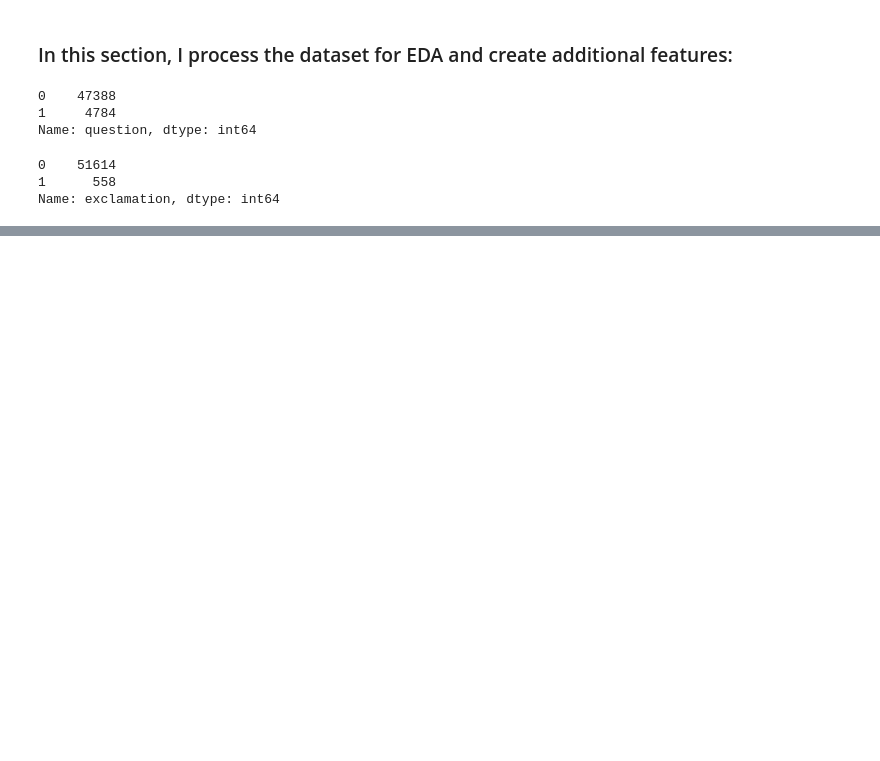
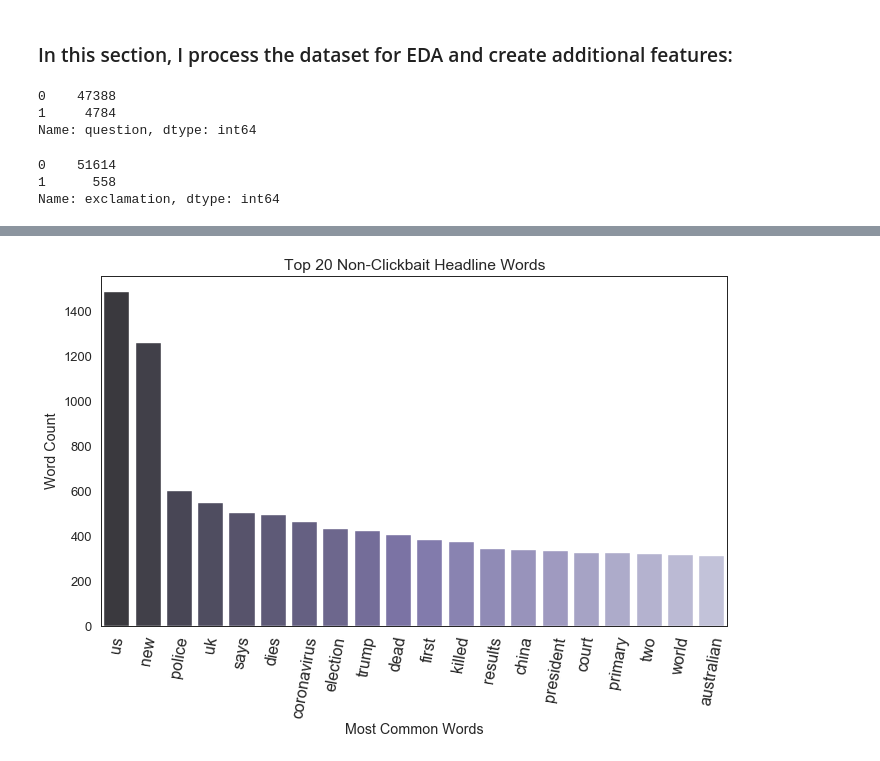
Before and after one commit to AlisonSalerno/clickbait_detector, a Jupyter notebook: cleaning&EDA.ipynb, the cells around one changed output, grey strips where cells are left out. Cells and saved outputs as stored; diff of their text form; code cells hidden in the pictures; blank space fills up the shorter version.

```diff
--- a/cleaning&EDA.ipynb
+++ b/cleaning&EDA.ipynb
@@ -202,0 +252,2 @@ Name: exclamation, dtype: int64
+# %%
+df_noncb=df[df['class']==0]
@@ -202,0 +351,13 @@ Name: exclamation, dtype: int64
+# %%
+#bar plot for top 15 most common non-clickbait words
+word_freq_figure1 = plt.figure(figsize=(10,6))
+sns.barplot(noncb_bar_words, noncb_bar_counts,palette='Purples_d')
+plt.xticks(fontsize=16)
+plt.xticks(rotation=80)
+plt.title('Top 20 Non-Clickbait Headline Words')
+plt.xlabel('Most Common Words')
+plt.ylabel('Word Count')
+sns.set_style()
+plt.show()
+# %% [output]
+[figure, added]
```
Also changed, not shown: parts of 27 cells of this notebook, 2 other files.
